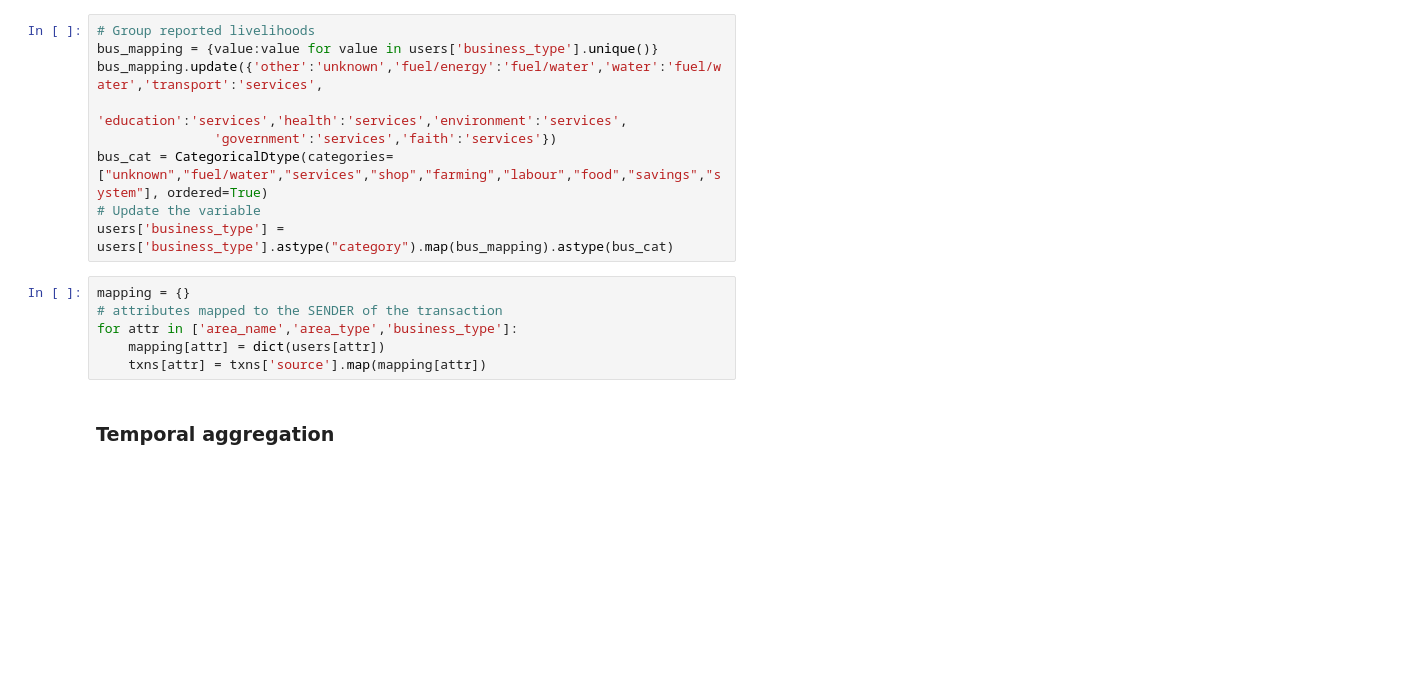
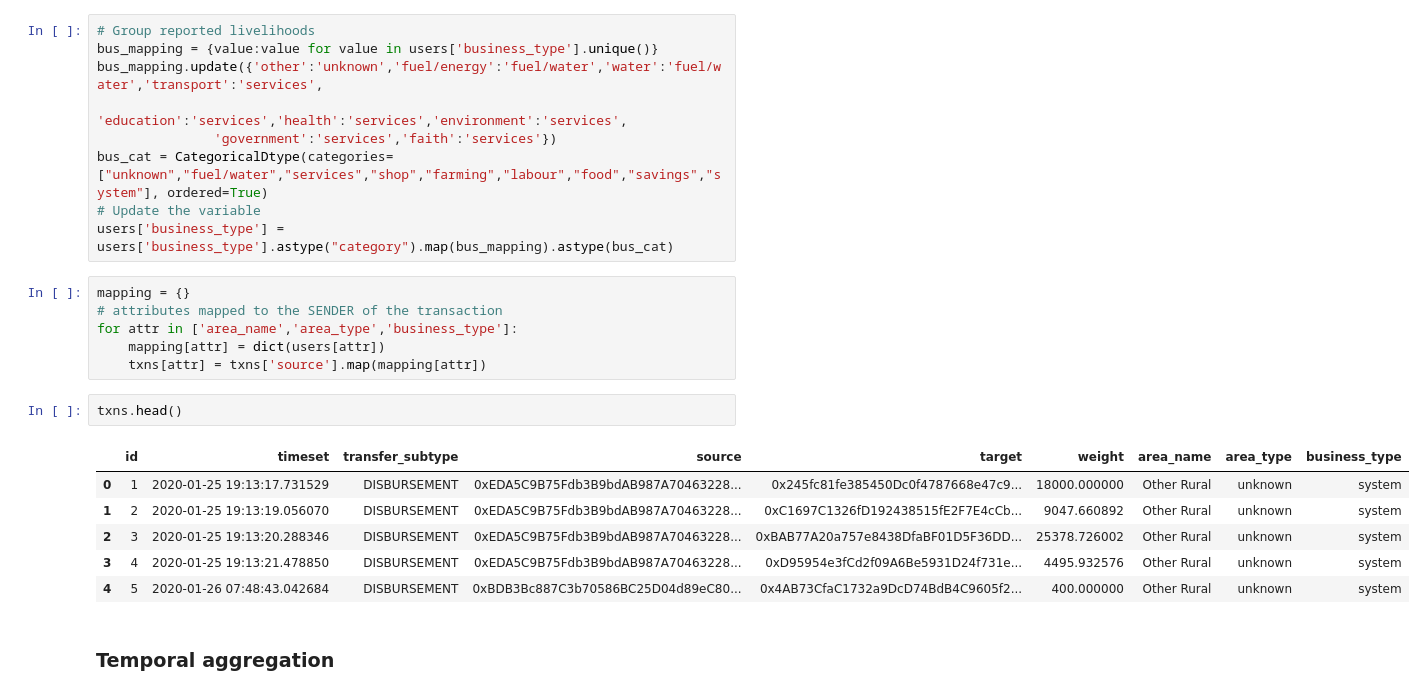
Before and after one commit to carolinamattsson/transfer-velocity-of-money, a Jupyter notebook: velocity.ipynb, the cells around one changed output. Drawn from its saved outputs; the diff is of its cells as text; blank space fills up the shorter version.

```diff
--- a/velocity.ipynb
+++ b/velocity.ipynb
@@ -95,6 +95,15 @@ mapping = {}
 for attr in ['area_name','area_type','business_type']:
     mapping[attr] = dict(users[attr])
     txns[attr] = txns['source'].map(mapping[attr])
+# %%
+txns.head()
+# %% [output]
+|  | id | timeset | transfer_subtype | source | target | weight | area_name | area_type | business_type |
+| 0 | 1 | 2020-01-25 19:13:17.731529 | DISBURSEMENT | 0xEDA5C9B75Fdb3B9bdAB987A70463228... | 0x245fc81fe385450Dc0f4787668e47c9... | 18000.000000 | Other Rural | unknown | system |
+| 1 | 2 | 2020-01-25 19:13:19.056070 | DISBURSEMENT | 0xEDA5C9B75Fdb3B9bdAB987A70463228... | 0xC1697C1326fD192438515fE2F7E4cCb... | 9047.660892 | Other Rural | unknown | system |
+| 2 | 3 | 2020-01-25 19:13:20.288346 | DISBURSEMENT | 0xEDA5C9B75Fdb3B9bdAB987A70463228... | 0xBAB77A20a757e8438DfaBF01D5F36DD... | 25378.726002 | Other Rural | unknown | system |
+| 3 | 4 | 2020-01-25 19:13:21.478850 | DISBURSEMENT | 0xEDA5C9B75Fdb3B9bdAB987A70463228... | 0xD95954e3fCd2f09A6Be5931D24f731e... | 4495.932576 | Other Rural | unknown | system |
+| 4 | 5 | 2020-01-26 07:48:43.042684 | DISBURSEMENT | 0xBDB3Bc887C3b70586BC25D04d89eC80... | 0x4AB73CfaC1732a9DcD74BdB4C9605f2... | 400.000000 | Other Rural | unknown | system |
 # %% [markdown]
 ### Temporal aggregation
 # %%
```
Also changed, not shown: parts of 36 cells of this notebook, 39 other files.
